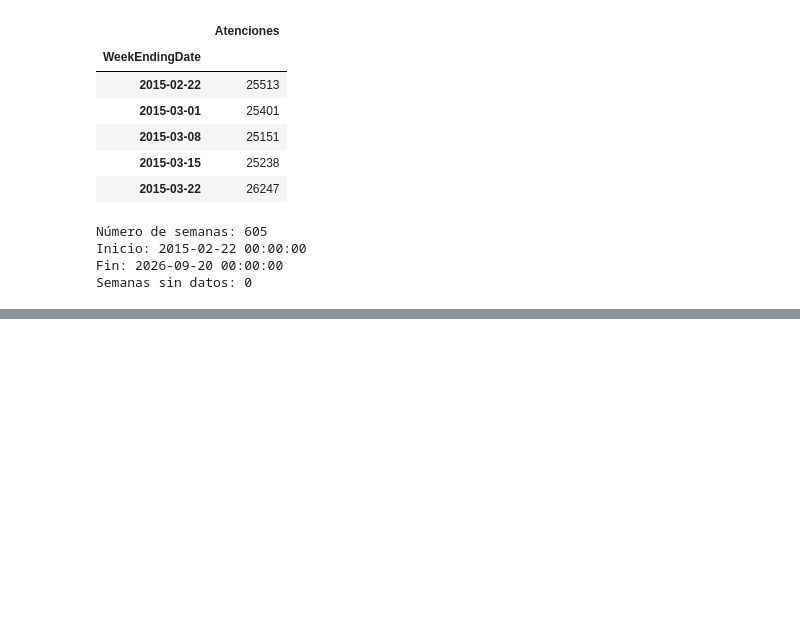
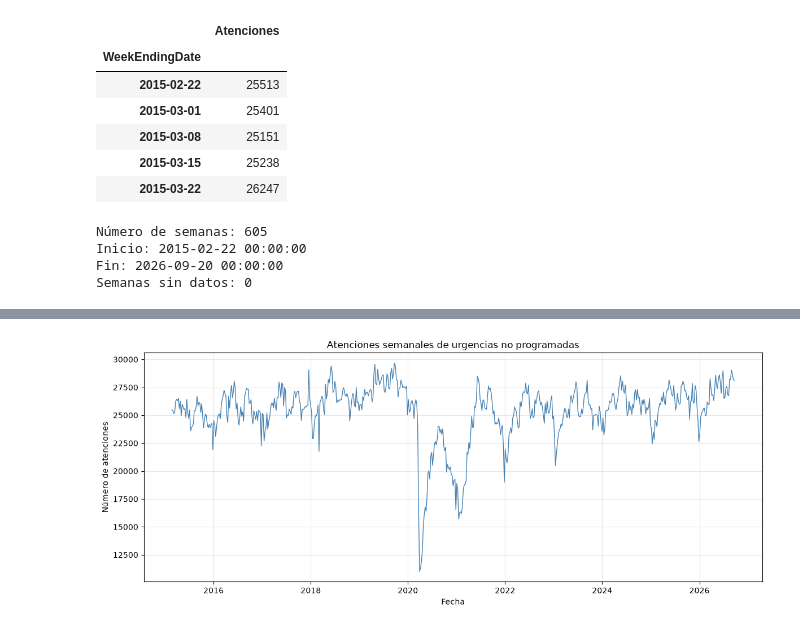
Before and after one commit to fernandatrevi/pronostico-demanda-urgencias, a Jupyter notebook: pronostico_urgencias.ipynb, the cells around one changed output, grey strips where cells are left out. Saved outputs shown, nothing was run; the diff lists cells and outputs as text; code cells hidden in the pictures; blank space fills up the shorter version.

Commit message:
Analizar demanda semanal y cobertura de centros

```diff
--- a/pronostico_urgencias.ipynb
+++ b/pronostico_urgencias.ipynb
@@ -110,0 +126,21 @@ Semanas sin datos: 0
+# %%
+import matplotlib.pyplot as plt
+
+# Graficamos las atenciones semanales
+plt.figure(figsize=(12, 5))
+
+plt.plot(
+    demanda_semanal.index,
+    demanda_semanal["Atenciones"],
+    color="steelblue",
+    linewidth=1
+)
+
+plt.title("Atenciones semanales de urgencias no programadas")
+plt.xlabel("Fecha")
+plt.ylabel("Número de atenciones")
+plt.grid(alpha=0.3)
+plt.tight_layout()
+plt.show()
+# %% [output]
+[figure, added]
```
Also changed, not shown: parts of 3 cells of this notebook.
